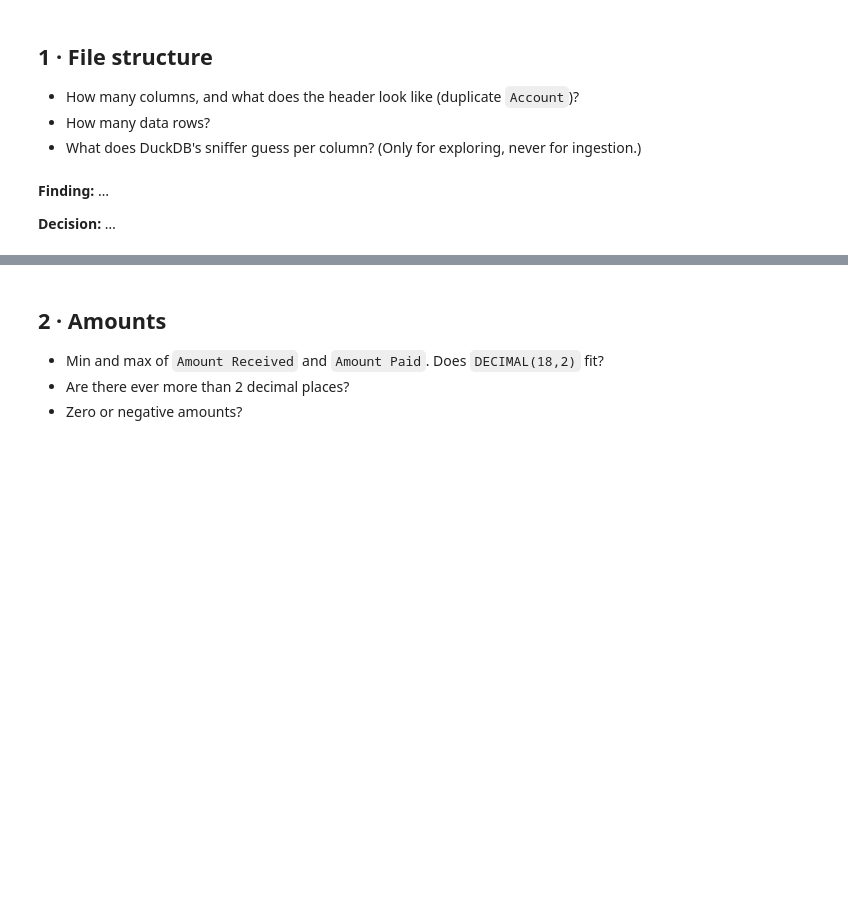
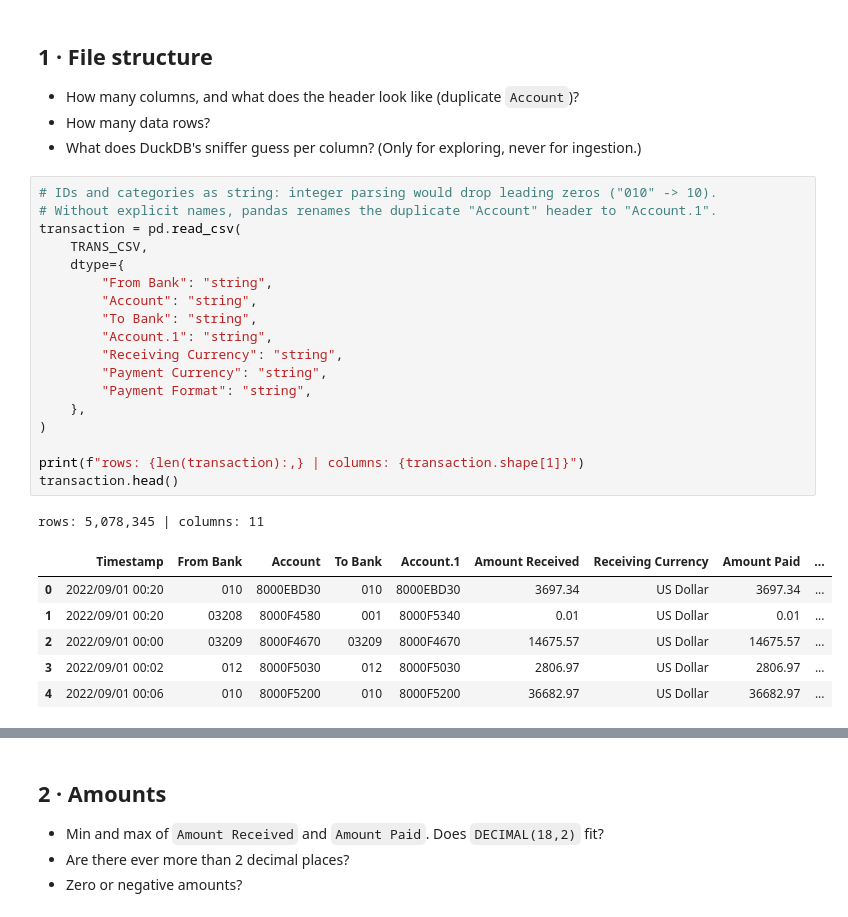
Before and after one commit to powerzarse/AML_Layerwatch, a Jupyter notebook: notebooks/01_raw_data_profiling.ipynb, the cells around one changed output, grey strips where cells are left out. Cells and saved outputs as stored; diff of their text form; blank space fills up the shorter version.

```diff
--- a/notebooks/01_raw_data_profiling.ipynb
+++ b/notebooks/01_raw_data_profiling.ipynb
@@ -26,7 +46,29 @@ TRANS_CSV.exists(), PATTERNS_TXT.exists(), ACCOUNTS_CSV.exists()
 - How many columns, and what does the header look like (duplicate `Account`)?
 - How many data rows?
 - What does DuckDB's sniffer guess per column? (Only for exploring, never for ingestion.)
-# %% [markdown]
-**Finding:** …
-
-**Decision:** …
+# %%
+# IDs and categories as string: integer parsing would drop leading zeros ("010" -> 10).
+# Without explicit names, pandas renames the duplicate "Account" header to "Account.1".
+transaction = pd.read_csv(
+    TRANS_CSV,
+    dtype={
+        "From Bank": "string",
+        "Account": "string",
+        "To Bank": "string",
+        "Account.1": "string",
+        "Receiving Currency": "string",
+        "Payment Currency": "string",
+        "Payment Format": "string",
+    },
+)
+
+print(f"rows: {len(transaction):,} | columns: {transaction.shape[1]}")
+transaction.head()
+# %% [output]
+rows: 5,078,345 | columns: 11
+|  | Timestamp | From Bank | Account | To Bank | Account.1 | Amount Received | Receiving Currency | Amount Paid | ... |
+| 0 | 2022/09/01 00:20 | 010 | 8000EBD30 | 010 | 8000EBD30 | 3697.34 | US Dollar | 3697.34 | ... |
+| 1 | 2022/09/01 00:20 | 03208 | 8000F4580 | 001 | 8000F5340 | 0.01 | US Dollar | 0.01 | ... |
+| 2 | 2022/09/01 00:00 | 03209 | 8000F4670 | 03209 | 8000F4670 | 14675.57 | US Dollar | 14675.57 | ... |
+| 3 | 2022/09/01 00:02 | 012 | 8000F5030 | 012 | 8000F5030 | 2806.97 | US Dollar | 2806.97 | ... |
+| 4 | 2022/09/01 00:06 | 010 | 8000F5200 | 010 | 8000F5200 | 36682.97 | US Dollar | 36682.97 | ... |
```
Also changed, not shown: parts of 31 cells of this notebook, 7 other files.
